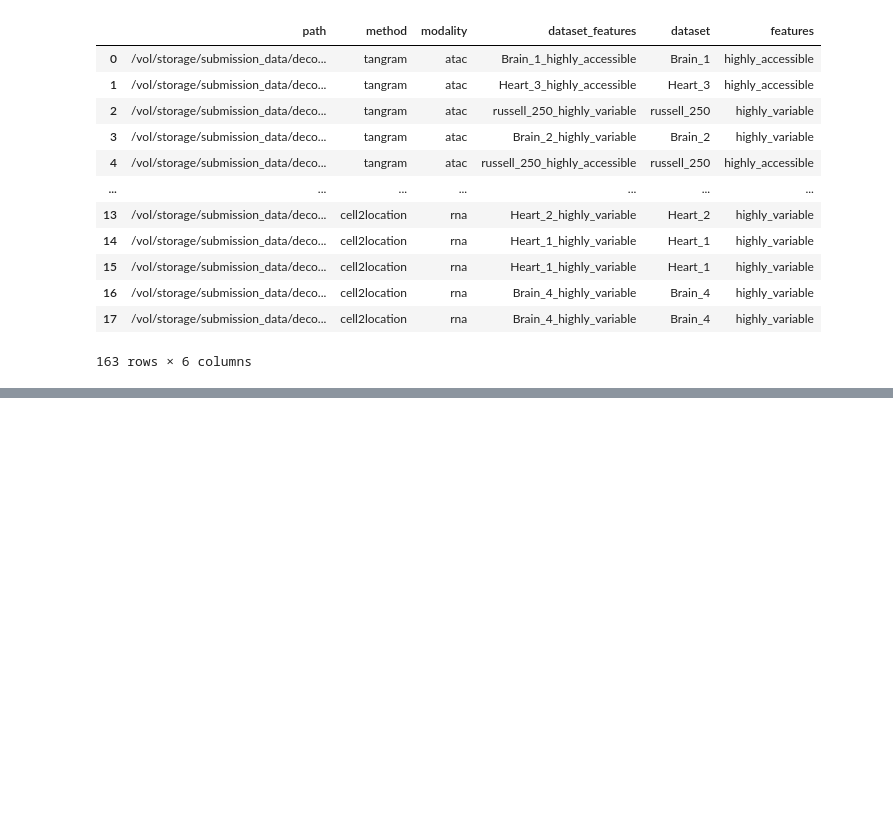
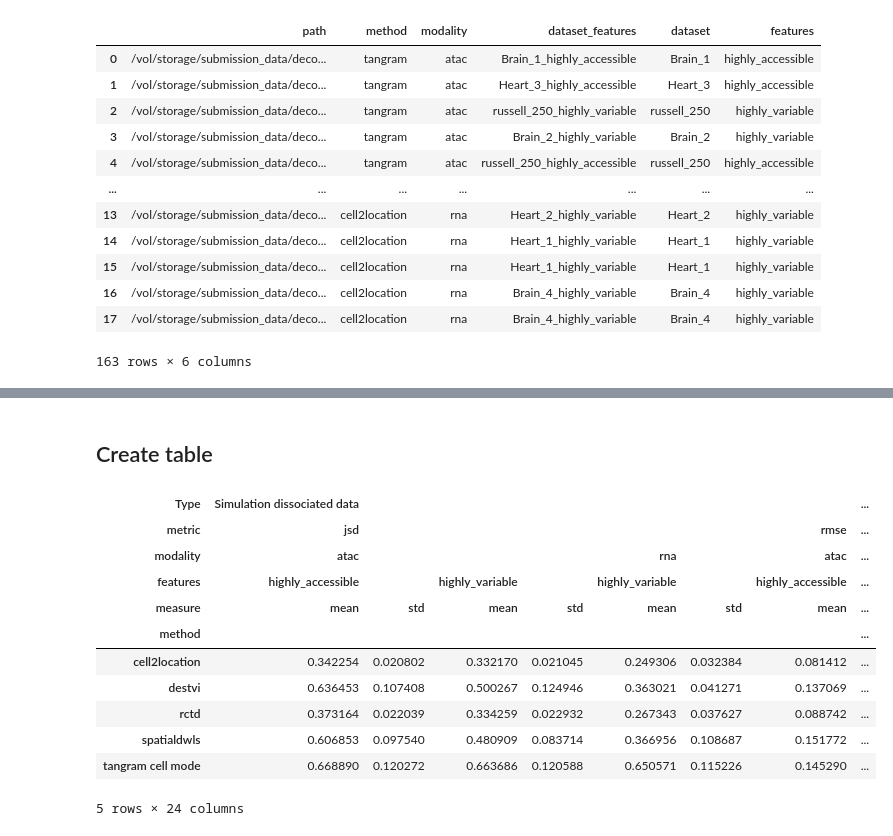
Before and after one commit to theislab/deconvATAC, a Jupyter notebook: notebooks/results/create_results_table.ipynb, the cells around one changed output, grey strips where cells are left out. Cells and saved outputs as stored; diff of their text form; code cells hidden in the pictures; blank space fills up the shorter version.

Commit message:
Update results table code

```diff
--- a/notebooks/results/create_results_table.ipynb
+++ b/notebooks/results/create_results_table.ipynb
@@ -103,2 +169,25 @@ df.to_csv("tables/results_table.csv")
+# %% [markdown]
+## Create table
 # %%
 df = pd.read_csv('tables/results_table.csv', index_col=0)
+# %%
+agg_funcs = {"jsd": ["mean", "std"], "rmse": ["mean", "std"]}
+# %%
+summarized_table = df.groupby(["Type", "method", "features", "modality"]).agg(agg_funcs).melt(
+    ignore_index=False, var_name=["metric", "measure"], value_name="score"
+).pivot_table(index=["method"], columns=["Type", "metric", "modality", "features", "measure"], values="score")
+# %%
+summarized_table
+# %% [output]
+| Type | Simulation dissociated data |  |  |  |  |  |  | ... |
+| metric | jsd |  |  |  |  |  | rmse | ... |
+| modality | atac |  |  |  | rna |  | atac | ... |
+| features | highly_accessible |  | highly_variable |  | highly_variable |  | highly_accessible | ... |
+| measure | mean | std | mean | std | mean | std | mean | ... |
+| method |  |  |  |  |  |  |  | ... |
+| cell2location | 0.342254 | 0.020802 | 0.332170 | 0.021045 | 0.249306 | 0.032384 | 0.081412 | ... |
+| destvi | 0.636453 | 0.107408 | 0.500267 | 0.124946 | 0.363021 | 0.041271 | 0.137069 | ... |
+| rctd | 0.373164 | 0.022039 | 0.334259 | 0.022932 | 0.267343 | 0.037627 | 0.088742 | ... |
+| spatialdwls | 0.606853 | 0.097540 | 0.480909 | 0.083714 | 0.366956 | 0.108687 | 0.151772 | ... |
+| tangram cell mode | 0.668890 | 0.120272 | 0.663686 | 0.120588 | 0.650571 | 0.115226 | 0.145290 | ... |
+5 rows × 24 columns
```
Also changed, not shown: parts of 45 cells of this notebook.
